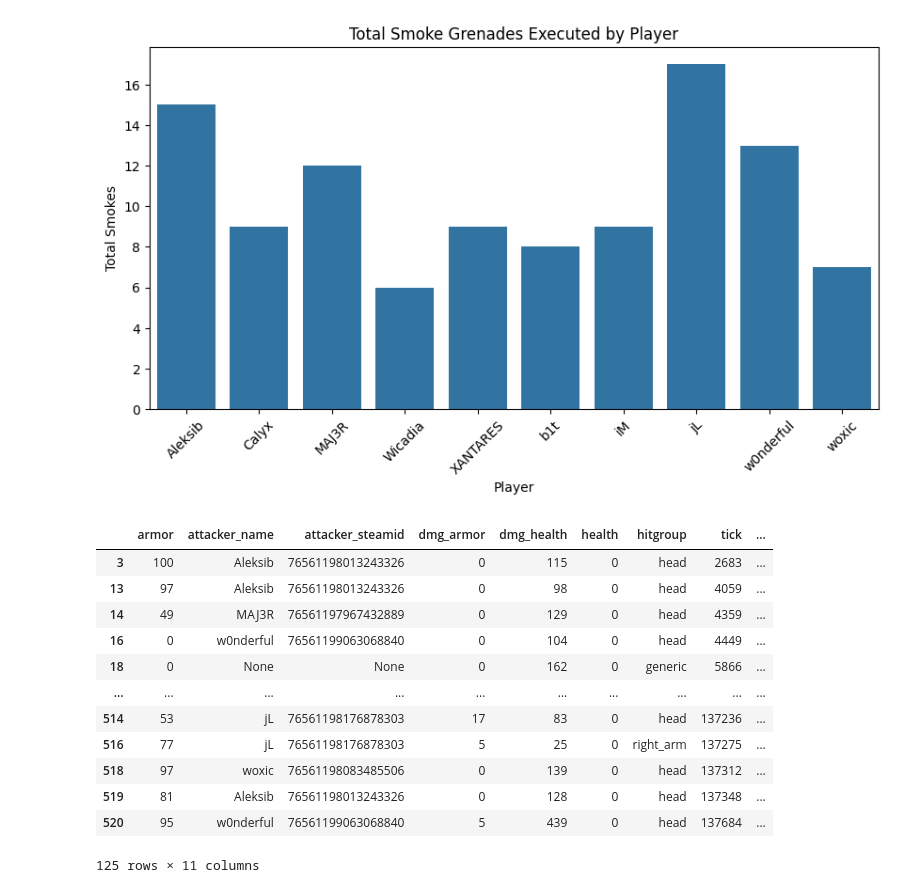
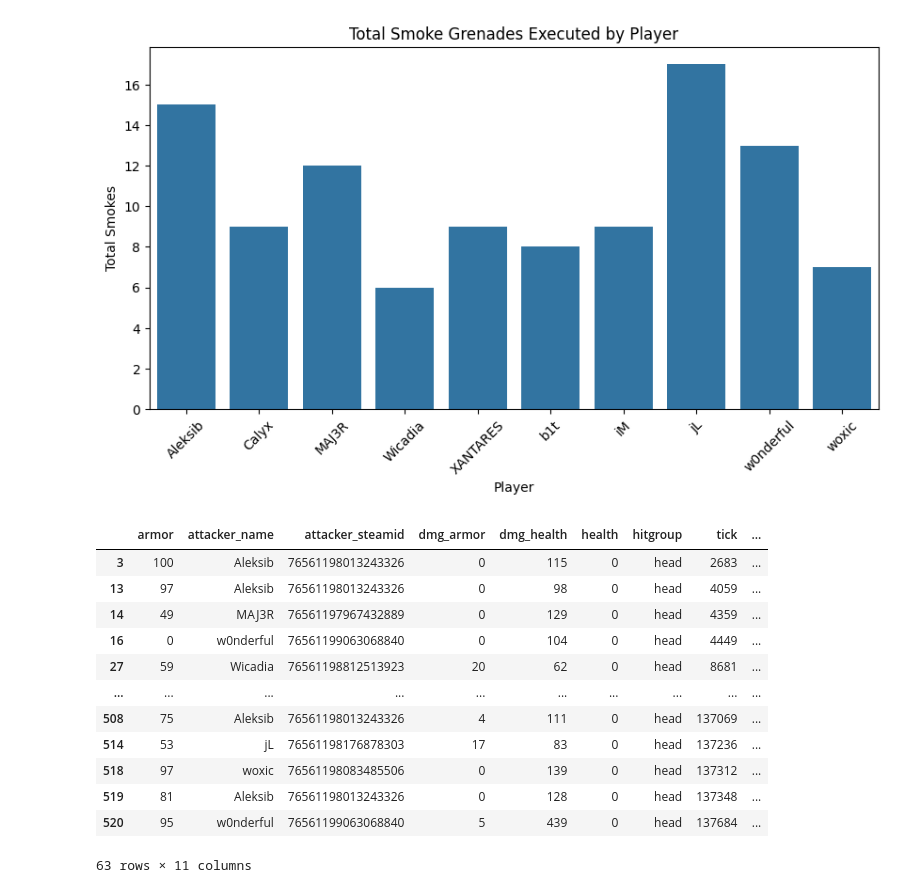
Before and after one commit to jakubcernik/VSB-Esport, a Jupyter notebook: task1.ipynb, the cells around one changed output. Cells and saved outputs as stored; diff of their text form; code cells hidden in the pictures.

```diff
--- a/task1.ipynb
+++ b/task1.ipynb
@@ -489,21 +489,21 @@ plt.show()
 # %% [output]
 [figure]
 # %%
-df_all_deaths = df_player_hurts[(df_player_hurts["health"] <= 0)]
+df_all_deaths = df_player_hurts[(df_player_hurts["health"] <= 0) & (df_player_hurts["hitgroup"] == "head")]
 df_all_deaths
 # %% [output]
 |  | armor | attacker_name | attacker_steamid | dmg_armor | dmg_health | health | hitgroup | tick | ... |
 | 3 | 100 | Aleksib | 76561198013243326 | 0 | 115 | 0 | head | 2683 | ... |
 | 13 | 97 | Aleksib | 76561198013243326 | 0 | 98 | 0 | head | 4059 | ... |
 | 14 | 49 | MAJ3R | 76561197967432889 | 0 | 129 | 0 | head | 4359 | ... |
 | 16 | 0 | w0nderful | 76561199063068840 | 0 | 104 | 0 | head | 4449 | ... |
-| 18 | 0 | None | None | 0 | 162 | 0 | generic | 5866 | ... |
+| 27 | 59 | Wicadia | 76561198812513923 | 20 | 62 | 0 | head | 8681 | ... |
 | ... | ... | ... | ... | ... | ... | ... | ... | ... | ... |
+| 508 | 75 | Aleksib | 76561198013243326 | 4 | 111 | 0 | head | 137069 | ... |
 | 514 | 53 | jL | 76561198176878303 | 17 | 83 | 0 | head | 137236 | ... |
-| 516 | 77 | jL | 76561198176878303 | 5 | 25 | 0 | right_arm | 137275 | ... |
 | 518 | 97 | woxic | 76561198083485506 | 0 | 139 | 0 | head | 137312 | ... |
 | 519 | 81 | Aleksib | 76561198013243326 | 0 | 128 | 0 | head | 137348 | ... |
 | 520 | 95 | w0nderful | 76561199063068840 | 5 | 439 | 0 | head | 137684 | ... |
-125 rows × 11 columns
+63 rows × 11 columns
 # %%
 # --- DEATHS
```
Also changed, not shown: parts of 1 cell of this notebook.
